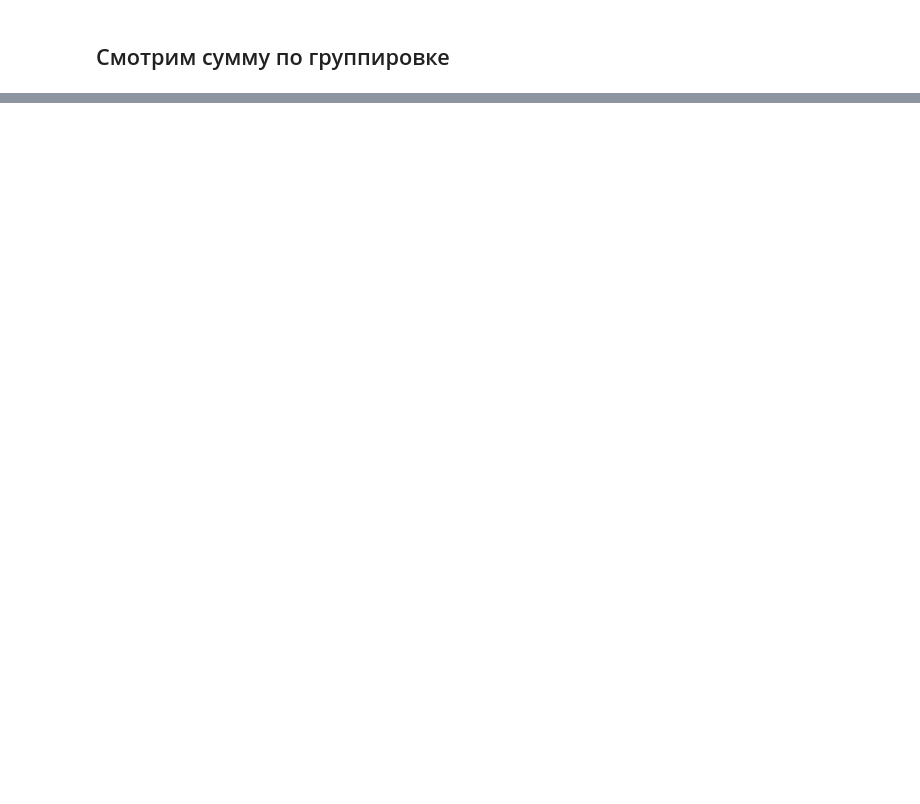
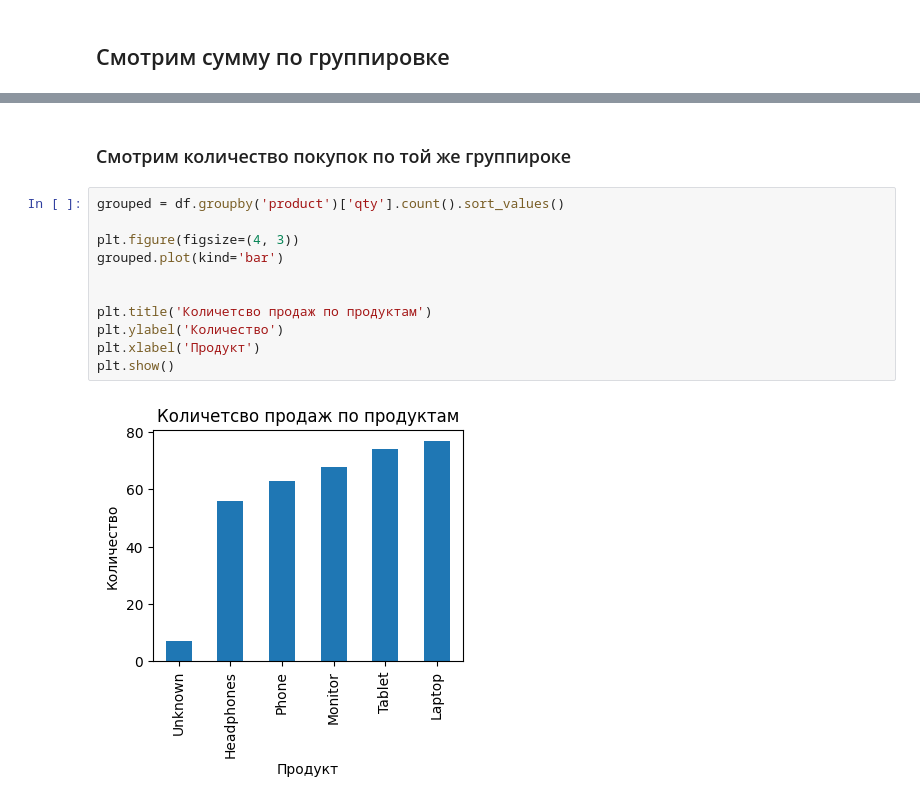
Before and after one commit to RuslGL/eda, a Jupyter notebook: eda_guide.ipynb, the cells around one changed output, grey strips where cells are left out. Saved outputs shown, nothing was run; the diff lists cells and outputs as text; blank space fills up the shorter version.

```diff
--- a/eda_guide.ipynb
+++ b/eda_guide.ipynb
@@ -170,0 +265,15 @@ array(['Tablet', 'Headphones', 'Monitor', 'Laptop', 'Phone', 'Unknown'],
+# %% [markdown]
+### Смотрим количество покупок по той же группироке
+# %%
+grouped = df.groupby('product')['qty'].count().sort_values()
+
+plt.figure(figsize=(4, 3))
+grouped.plot(kind='bar')
+
+
+plt.title('Количетсво продаж по продуктам')
+plt.ylabel('Количество')
+plt.xlabel('Продукт')
+plt.show()
+# %% [output]
+[figure, added]
```
Also changed, not shown: parts of 54 cells of this notebook.
